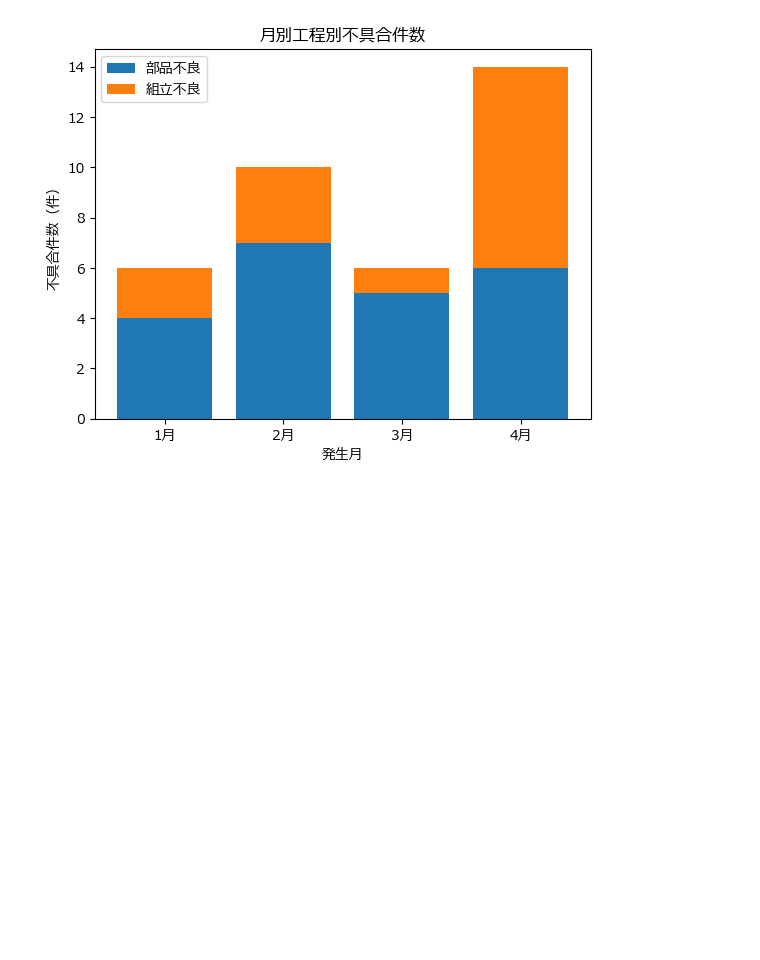
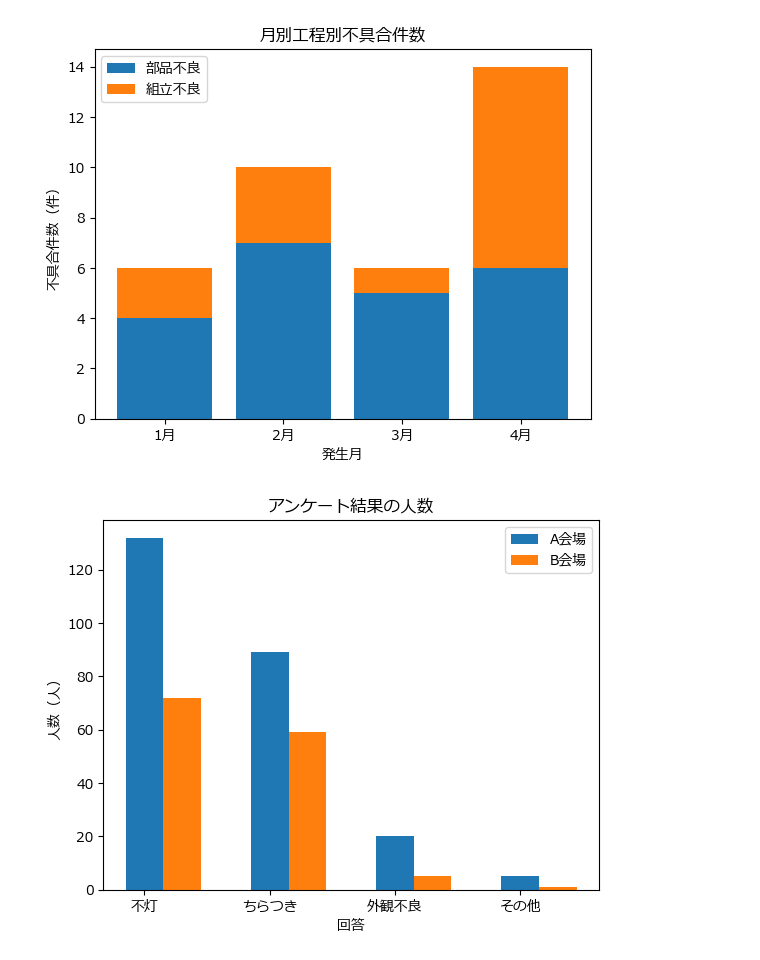
Before and after one commit to kjfarm1225/pyq_practice, a Jupyter notebook: 140_3_pie_bar_chart/140-3_pie_bar_chart.ipynb, the cells around one changed output. Cells and saved outputs as stored; diff of their text form; code cells hidden in the pictures; blank space fills up the shorter version.

```diff
--- a/140_3_pie_bar_chart/140-3_pie_bar_chart.ipynb
+++ b/140_3_pie_bar_chart/140-3_pie_bar_chart.ipynb
@@ -433,3 +433,34 @@ ax.legend()
 plt.show()
 # %% [output]
 [figure]
+# %%
+# (1) 描画オブジェクト（fig）とサブプロット（ax）を作成
+fig, ax = plt.subplots()
+
+# (2) サブプロットに対して、グラフを描画
+x_list = [1, 2, 3, 4]  # X座標のデータ（位置）
+width = 0.3 # 棒の太さ
+
+# ▼ポイント1: 1つ目の棒グラフをやや細めにして描画
+ax.bar(x_list,  # X座標のデータ（位置）
+       counts_a,
+       tick_label=labels,
+       label="A会場",
+       width=width)  # 棒の太さをやや細めに設定
+
+# ▼ポイント2: 2つ目の棒グラフを右にずらして描画
+ax.bar([x + width for x in x_list],  # 1つ目のグラフから棒の太さだけ右にずらす
+       counts_b,
+       label="B会場",
+       width=width)  # 棒の太さをやや細めに（1つ目のグラフと同じ）
+
+# タイトルとラベルの設定
+ax.set_title("アンケート結果の人数")
+ax.set_xlabel("回答")
+ax.set_ylabel("人数（人）")
+ax.legend()
+
+# (3) 図全体を表示
+plt.show()
+# %% [output]
+[figure, added]
```
